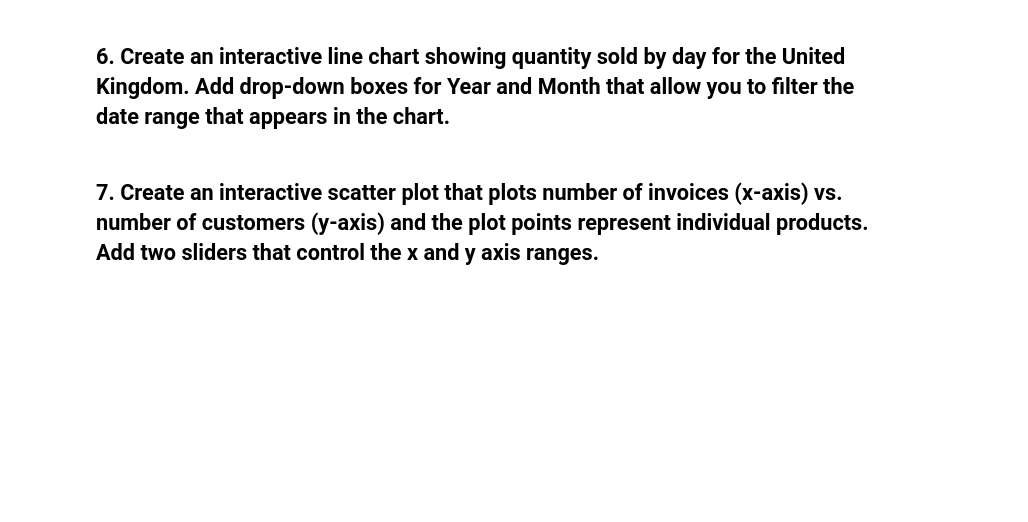
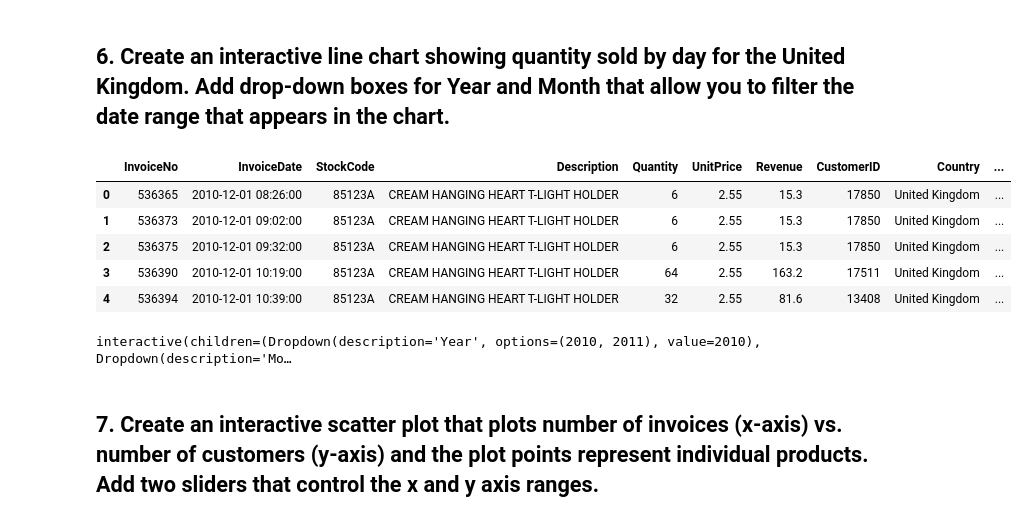
Before and after one commit to ta-datapt-bcn/lab-interactive-visualization, a Jupyter notebook: your-code/main.ipynb, the cells around one changed output. Drawn from its saved outputs; the diff is of its cells as text; code cells hidden in the pictures; blank space fills up the shorter version.

Commit message:
interactive-visualization

```diff
--- a/your-code/main.ipynb
+++ b/your-code/main.ipynb
@@ -35,8 +167,32 @@ country_list = ['EIRE', 'Germany', 'France', 'Netherlands']
 # %%
 data['Year'] = pd.DatetimeIndex(data['InvoiceDate']).year
 data['Month'] = pd.DatetimeIndex(data['InvoiceDate']).month
 data['Day'] = pd.DatetimeIndex(data['InvoiceDate']).day
 uk = data[data['Country']=='United Kingdom']
+uk.head()
+# %% [output]
+|  | InvoiceNo | InvoiceDate | StockCode | Description | Quantity | UnitPrice | Revenue | CustomerID | Country | ... |
+| 0 | 536365 | 2010-12-01 08:26:00 | 85123A | CREAM HANGING HEART T-LIGHT HOLDER | 6 | 2.55 | 15.3 | 17850 | United Kingdom | ... |
+| 1 | 536373 | 2010-12-01 09:02:00 | 85123A | CREAM HANGING HEART T-LIGHT HOLDER | 6 | 2.55 | 15.3 | 17850 | United Kingdom | ... |
+| 2 | 536375 | 2010-12-01 09:32:00 | 85123A | CREAM HANGING HEART T-LIGHT HOLDER | 6 | 2.55 | 15.3 | 17850 | United Kingdom | ... |
+| 3 | 536390 | 2010-12-01 10:19:00 | 85123A | CREAM HANGING HEART T-LIGHT HOLDER | 64 | 2.55 | 163.2 | 17511 | United Kingdom | ... |
+| 4 | 536394 | 2010-12-01 10:39:00 | 85123A | CREAM HANGING HEART T-LIGHT HOLDER | 32 | 2.55 | 81.6 | 13408 | United Kingdom | ... |
+# %%
+@interact(Year=list(uk['Year'].unique()),
+          Month=list(uk['Month'].unique())
+         )
+
+
+def linechart(Year, Month):
+    uk2 = uk[(uk.Year == Year)&(uk.Month == Month)]
+    dat = uk2.pivot_table(values='Day', columns=['Year','Month'],
+                            index='Quantity', aggfunc='sum').reset_index()
+    dat.fillna(0,inplace=True)
+
+    dat.iplot(kind='line', x='Quantity', xTitle='Number',
+               yTitle='Quantity', title='quantity sold by day ')
+# %% [output]
+interactive(children=(Dropdown(description='Year', options=(2010, 2011), value=2010), Dropdown(description='Mo…
 # %% [markdown]
 ## 7. Create an interactive scatter plot that plots number of invoices (x-axis) vs. number of customers (y-axis) and the plot points represent individual products. Add two sliders that control the x and y axis ranges.
 # %%
```
Also changed, not shown: parts of 17 cells of this notebook.
